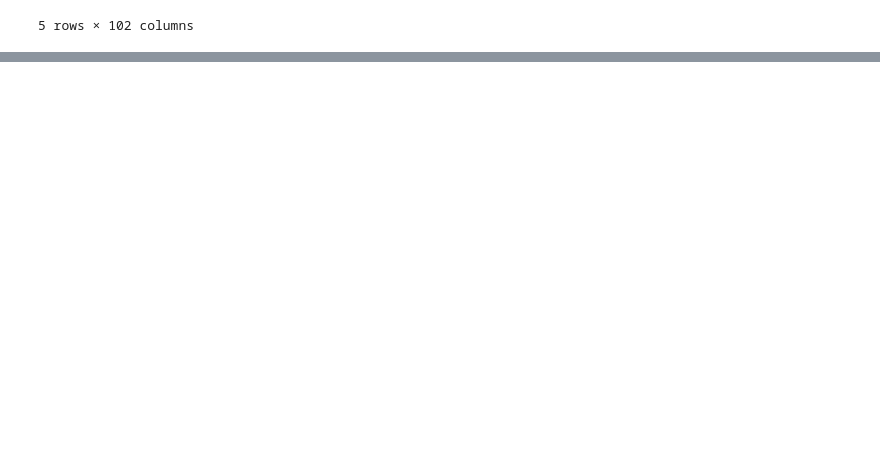
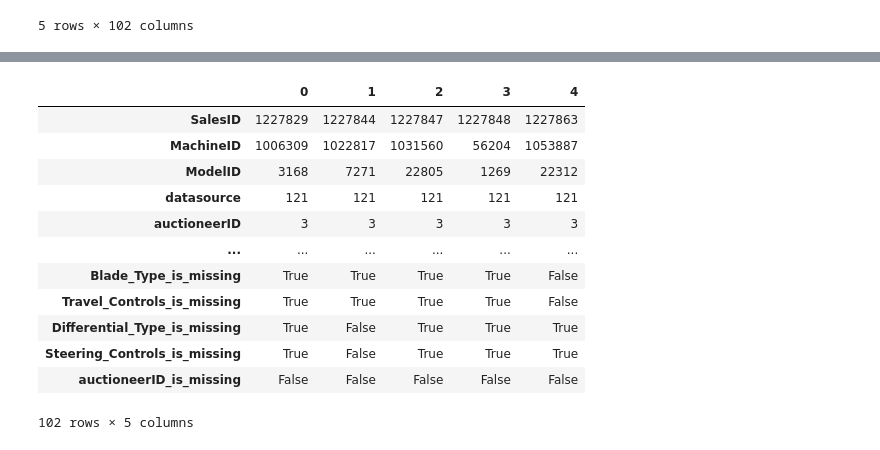
Before and after one commit to lukaszbirski/end-to-end-bulldozer-price-regression, a Jupyter notebook: end-to-end-bulldozer-price-regression.ipynb, the cells around one changed output, grey strips where cells are left out. Drawn from its saved outputs; the diff is of its cells as text; code cells hidden in the pictures; blank space fills up the shorter version.

```diff
--- a/end-to-end-bulldozer-price-regression.ipynb
+++ b/end-to-end-bulldozer-price-regression.ipynb
@@ -1052,0 +1075,16 @@ df_test.head()
+# %%
+df_test.head().T
+# %% [output]
+|  | 0 | 1 | 2 | 3 | 4 |
+| SalesID | 1227829 | 1227844 | 1227847 | 1227848 | 1227863 |
+| MachineID | 1006309 | 1022817 | 1031560 | 56204 | 1053887 |
+| ModelID | 3168 | 7271 | 22805 | 1269 | 22312 |
+| datasource | 121 | 121 | 121 | 121 | 121 |
+| auctioneerID | 3 | 3 | 3 | 3 | 3 |
+| ... | ... | ... | ... | ... | ... |
+| Blade_Type_is_missing | True | True | True | True | False |
+| Travel_Controls_is_missing | True | True | True | True | False |
+| Differential_Type_is_missing | True | False | True | True | True |
+| Steering_Controls_is_missing | True | False | True | True | True |
+| auctioneerID_is_missing | False | False | False | False | False |
+102 rows × 5 columns
```
Also changed, not shown: parts of 11 cells of this notebook, 1 other file.
